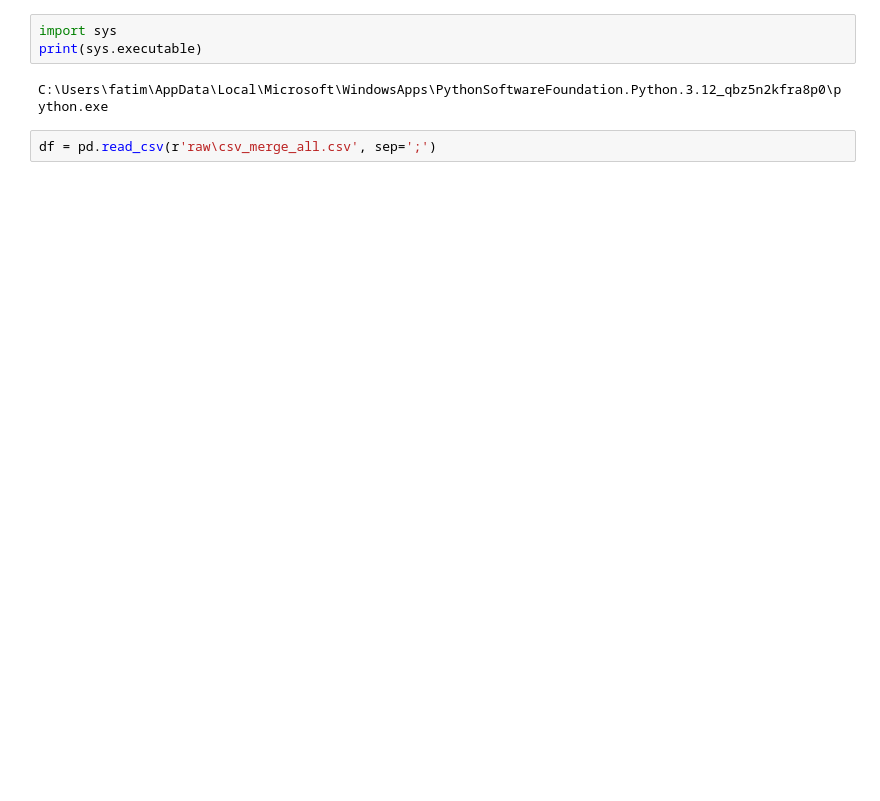
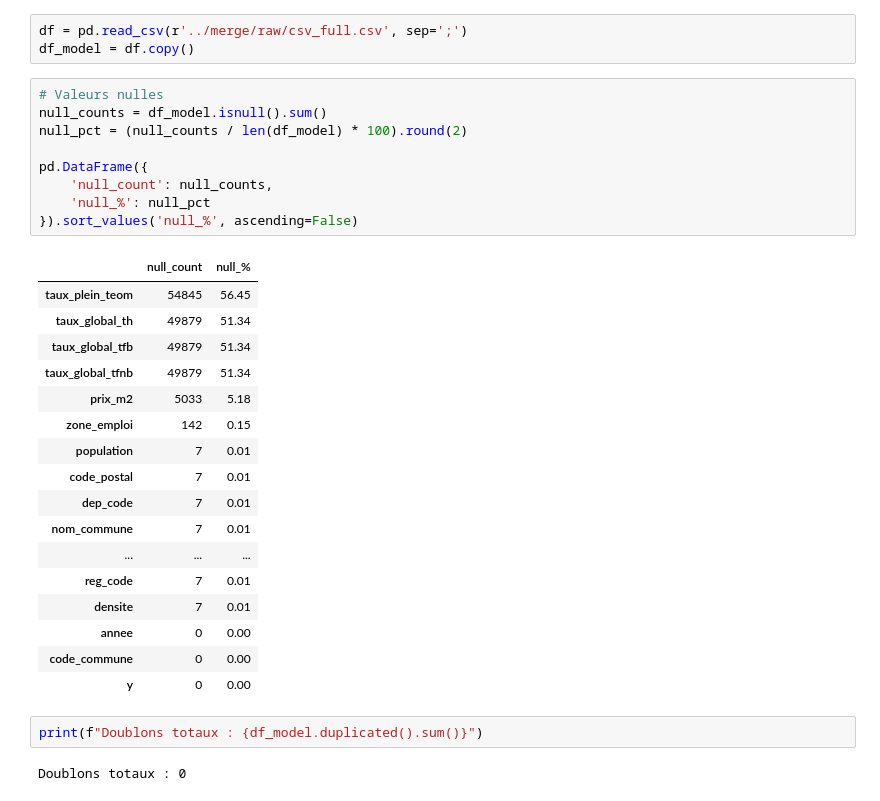
Before and after one commit to FatimaUY/GeoLogis, a Jupyter notebook: src/data-pipeline/pipeline/create_pipeline.ipynb, the cells around one changed output. Saved outputs shown, nothing was run; the diff lists cells and outputs as text; blank space fills up the shorter version.

```diff
--- a/src/data-pipeline/pipeline/create_pipeline.ipynb
+++ b/src/data-pipeline/pipeline/create_pipeline.ipynb
@@ -57,7 +10,34 @@ hint: You might be able to recover from this via: pip install --force-reinstall
-# %%
-import sys
-print(sys.executable)
-# %% [output]
-C:\Users\fatim\AppData\Local\Microsoft\WindowsApps\PythonSoftwareFoundation.Python.3.12_qbz5n2kfra8p0\python.exe
 # %%
-df = pd.read_csv(r'raw\csv_merge_all.csv', sep=';')
+df = pd.read_csv(r'../merge/raw/csv_full.csv', sep=';')
+df_model = df.copy()
+# %%
+# Valeurs nulles
+null_counts = df_model.isnull().sum()
+null_pct = (null_counts / len(df_model) * 100).round(2)
+
+pd.DataFrame({
+    'null_count': null_counts,
+    'null_%': null_pct
+}).sort_values('null_%', ascending=False)
+# %% [output]
+|  | null_count | null_% |
+| taux_plein_teom | 54845 | 56.45 |
+| taux_global_th | 49879 | 51.34 |
+| taux_global_tfb | 49879 | 51.34 |
+| taux_global_tfnb | 49879 | 51.34 |
+| prix_m2 | 5033 | 5.18 |
+| zone_emploi | 142 | 0.15 |
+| population | 7 | 0.01 |
+| code_postal | 7 | 0.01 |
+| dep_code | 7 | 0.01 |
+| nom_commune | 7 | 0.01 |
+| ... | ... | ... |
+| reg_code | 7 | 0.01 |
+| densite | 7 | 0.01 |
+| annee | 0 | 0.00 |
+| code_commune | 0 | 0.00 |
+| y | 0 | 0.00 |
+# %%
+print(f"Doublons totaux : {df_model.duplicated().sum()}")
+# %% [output]
+Doublons totaux : 0
```
Also changed, not shown: parts of 10 cells of this notebook.
